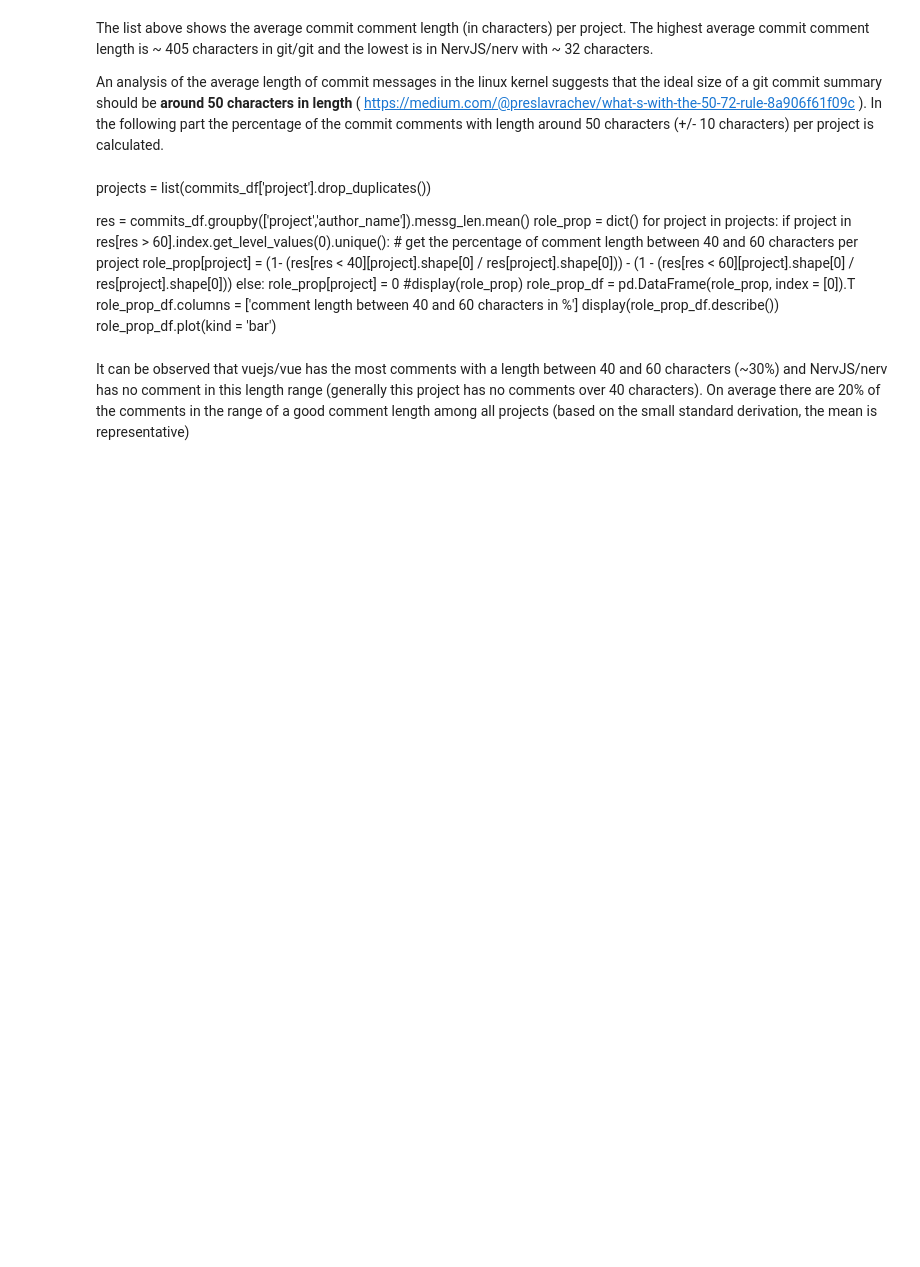
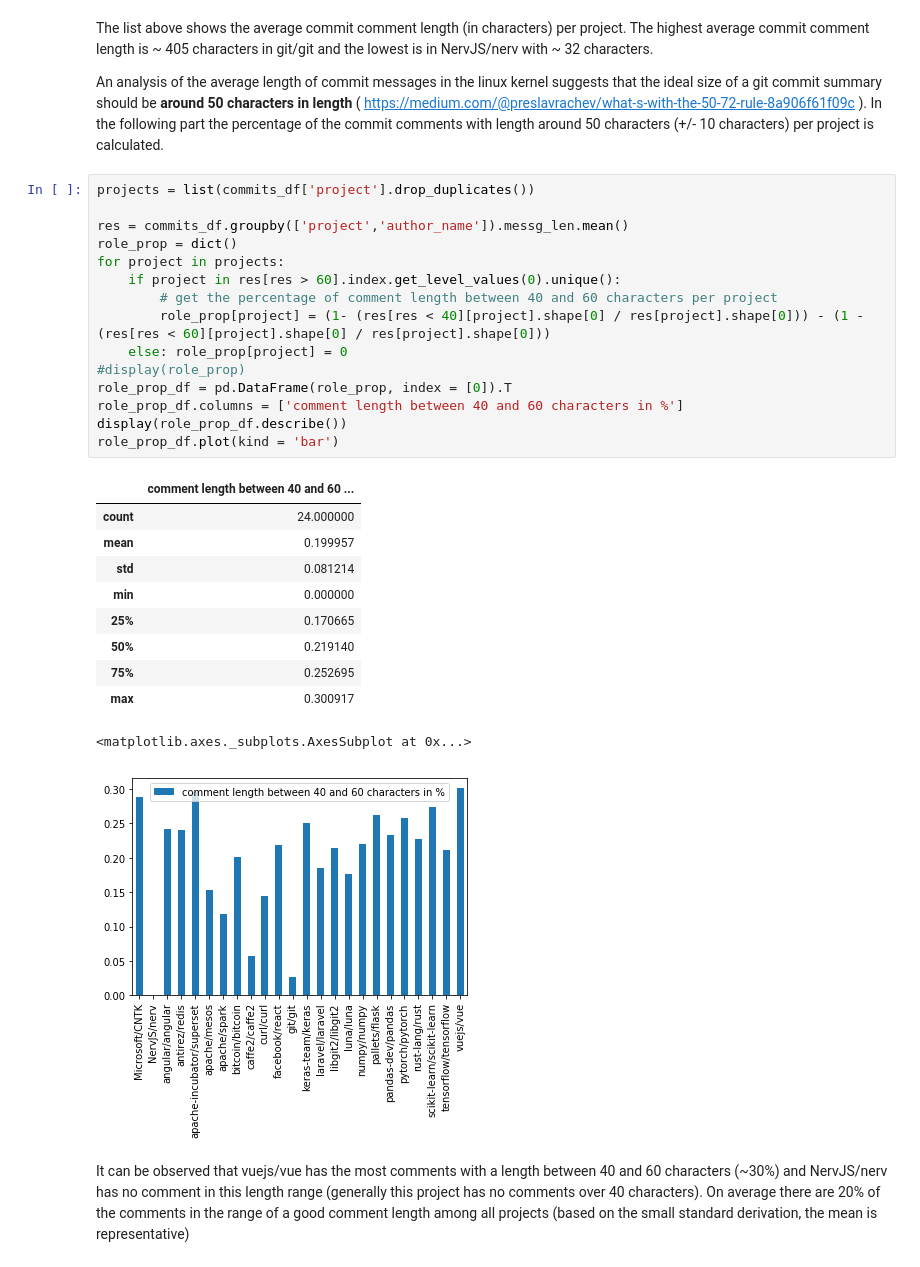
Before and after one commit to GermainZ/AppliedDataAnalysisProject, a Jupyter notebook: data_pipeline.ipynb, the cells around one changed output. Cells and saved outputs as stored; diff of their text form; blank space fills up the shorter version.

```diff
--- a/data_pipeline.ipynb
+++ b/data_pipeline.ipynb
@@ -1541,21 +1541,33 @@ The list above shows the average commit comment length (in characters) per proje
 
 An analysis of the average length of commit messages in the linux kernel suggests that the ideal size of a git commit summary should be **around 50 characters in length** ( https://medium.com/@preslavrachev/what-s-with-the-50-72-rule-8a906f61f09c ).
 In the following part the percentage of the commit comments with length around 50 characters (+/- 10 characters) per project is calculated.
-# %% [markdown]
-projects = list(commits_df['project'].drop_duplicates())
-
-res = commits_df.groupby(['project','author_name']).messg_len.mean()
-role_prop = dict()
-for project in projects:
-    if project in res[res > 60].index.get_level_values(0).unique():
-        # get the percentage of comment length between 40 and 60 characters per project
-        role_prop[project] = (1- (res[res < 40][project].shape[0] / res[project].shape[0])) - (1 - (res[res < 60][project].shape[0] / res[project].shape[0]))
-    else: role_prop[project] = 0
-#display(role_prop)
-role_prop_df = pd.DataFrame(role_prop, index = [0]).T
-role_prop_df.columns = ['comment length between 40 and 60 characters in %']
-display(role_prop_df.describe())
-role_prop_df.plot(kind = 'bar')
+# %%
+projects = list(commits_df['project'].drop_duplicates())
+
+res = commits_df.groupby(['project','author_name']).messg_len.mean()
+role_prop = dict()
+for project in projects:
+    if project in res[res > 60].index.get_level_values(0).unique():
+        # get the percentage of comment length between 40 and 60 characters per project
+        role_prop[project] = (1- (res[res < 40][project].shape[0] / res[project].shape[0])) - (1 - (res[res < 60][project].shape[0] / res[project].shape[0]))
+    else: role_prop[project] = 0
+#display(role_prop)
+role_prop_df = pd.DataFrame(role_prop, index = [0]).T
+role_prop_df.columns = ['comment length between 40 and 60 characters in %']
+display(role_prop_df.describe())
+role_prop_df.plot(kind = 'bar')
+# %% [output]
+|  | comment length between 40 and 60 ... |
+| count | 24.000000 |
+| mean | 0.199957 |
+| std | 0.081214 |
+| min | 0.000000 |
+| 25% | 0.170665 |
+| 50% | 0.219140 |
+| 75% | 0.252695 |
+| max | 0.300917 |
+<matplotlib.axes._subplots.AxesSubplot at 0x...>
+[figure, added]
 # %% [markdown]
 It can be observed that vuejs/vue has the most comments with a length between 40 and 60 characters (~30%) and NervJS/nerv has no comment in this length range (generally this project has no comments over 40 characters).
 On average there are 20% of the comments in the range of a good comment length among all projects (based on the small standard derivation, the mean is representative)
```
Also changed, not shown: parts of 2 cells of this notebook.
